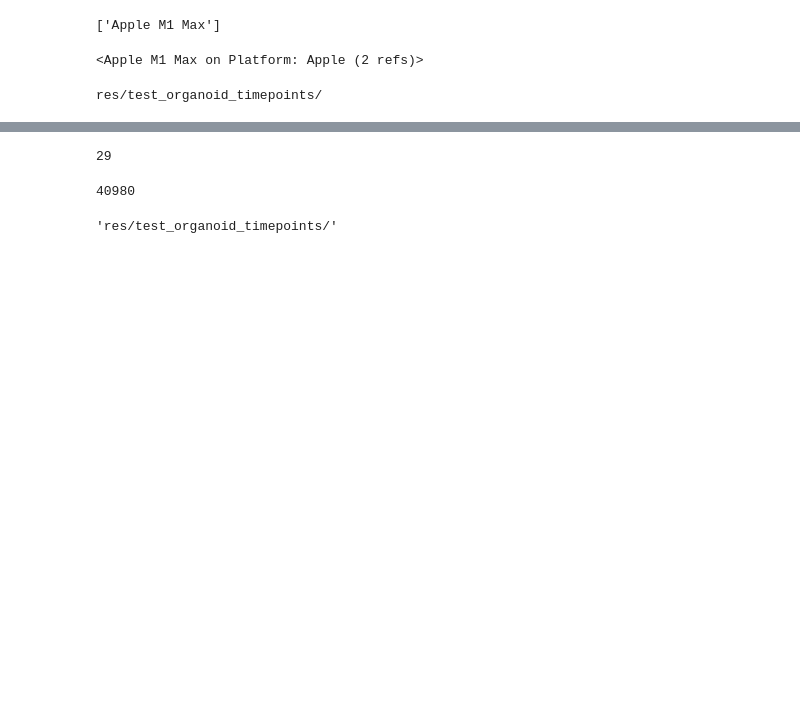
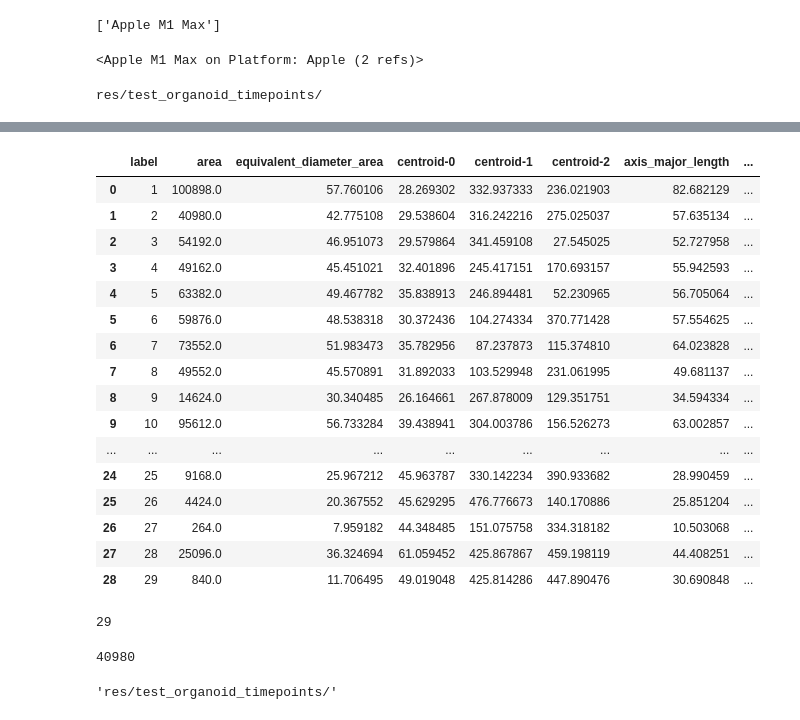
Before and after one commit to lengfei5/sphericalHarmonics_decomposition, a Jupyter notebook: test_SH_organoid_v3.ipynb, the cells around one changed output, grey strips where cells are left out. Saved outputs shown, nothing was run; the diff lists cells and outputs as text; code cells hidden in the pictures; blank space fills up the shorter version.

```diff
--- a/test_SH_organoid_v3.ipynb
+++ b/test_SH_organoid_v3.ipynb
@@ -290,7 +291,7 @@ res/test_organoid_timepoints/
 # C1 = Nkx6.1 (not important now) # C2 = Shh with a bad stain quality (ignore), #C3 = FoxA2 #C4 = Dapi
 mask = imread(os.path.join(inputDir, str(fileName + "_C4_CystMask.tiff"))) # mask segmeted cysts
 C3 = imread(os.path.join(inputDir, str(fileName + "_C3.tif"))) # FoxA2, nuclei
-#C2 = imread(os.path.join(inputDir, str(fileName + "_C2.tif"))) # Pax6, nuclei
+C2 = imread(os.path.join(inputDir, str(fileName + "_C2.tif"))) # Pax6, nuclei
 C4 = imread(os.path.join(inputDir, str(fileName + "_C4.tif"))) # Dapi, nuclei
 
 #C3 = C3 / np.quantile(C3, 0.95)
@@ -332,3 +362,42 @@ labels_mask, nb_cyst = measure.label(mask, return_num = True)
+# %%
+props_foxa2 = measure.regionprops_table(
+    labels_mask,
+    intensity_image = C2,
+    properties=('intensity_max', 'intensity_mean', 'intensity_min', 'intensity_std'),
+)
+props_foxa2 = pd.DataFrame(props_foxa2)
+props_foxa2 = props_foxa2.add_suffix('_FoxA2')
+#props_foxa2.columns.values.tolist() + "_FoxA2"
+#props_foxa2 [p + "_FoxA2" for i, p in enumerate(props_foxa2.columns.values.tolist())]
+#props_foxa2
+# %%
+props_pax6 = measure.regionprops_table(
+    labels_mask,
+    intensity_image = C3,
+    properties=('intensity_max', 'intensity_mean', 'intensity_min', 'intensity_std'),
+)
+props_pax6 = pd.DataFrame(props_pax6)
+props_pax6 = props_pax6.add_suffix('_Pax6')
+# %%
+pd.concat([pd.DataFrame(props_mask),  pd.DataFrame(props_foxa2), pd.DataFrame(props_pax6)], axis=1)
+# %% [output]
+|  | label | area | equivalent_diameter_area | centroid-0 | centroid-1 | centroid-2 | axis_major_length | ... |
+| 0 | 1 | 100898.0 | 57.760106 | 28.269302 | 332.937333 | 236.021903 | 82.682129 | ... |
+| 1 | 2 | 40980.0 | 42.775108 | 29.538604 | 316.242216 | 275.025037 | 57.635134 | ... |
+| 2 | 3 | 54192.0 | 46.951073 | 29.579864 | 341.459108 | 27.545025 | 52.727958 | ... |
+| 3 | 4 | 49162.0 | 45.451021 | 32.401896 | 245.417151 | 170.693157 | 55.942593 | ... |
+| 4 | 5 | 63382.0 | 49.467782 | 35.838913 | 246.894481 | 52.230965 | 56.705064 | ... |
+| 5 | 6 | 59876.0 | 48.538318 | 30.372436 | 104.274334 | 370.771428 | 57.554625 | ... |
+| 6 | 7 | 73552.0 | 51.983473 | 35.782956 | 87.237873 | 115.374810 | 64.023828 | ... |
+| 7 | 8 | 49552.0 | 45.570891 | 31.892033 | 103.529948 | 231.061995 | 49.681137 | ... |
+| 8 | 9 | 14624.0 | 30.340485 | 26.164661 | 267.878009 | 129.351751 | 34.594334 | ... |
+| 9 | 10 | 95612.0 | 56.733284 | 39.438941 | 304.003786 | 156.526273 | 63.002857 | ... |
+| ... | ... | ... | ... | ... | ... | ... | ... | ... |
+| 24 | 25 | 9168.0 | 25.967212 | 45.963787 | 330.142234 | 390.933682 | 28.990459 | ... |
+| 25 | 26 | 4424.0 | 20.367552 | 45.629295 | 476.776673 | 140.170886 | 25.851204 | ... |
+| 26 | 27 | 264.0 | 7.959182 | 44.348485 | 151.075758 | 334.318182 | 10.503068 | ... |
+| 27 | 28 | 25096.0 | 36.324694 | 61.059452 | 425.867867 | 459.198119 | 44.408251 | ... |
+| 28 | 29 | 840.0 | 11.706495 | 49.019048 | 425.814286 | 447.890476 | 30.690848 | ... |
 # %%
 nb_cyst
 # %% [output]
```
Also changed, not shown: parts of 11 cells of this notebook, 4 other files.
